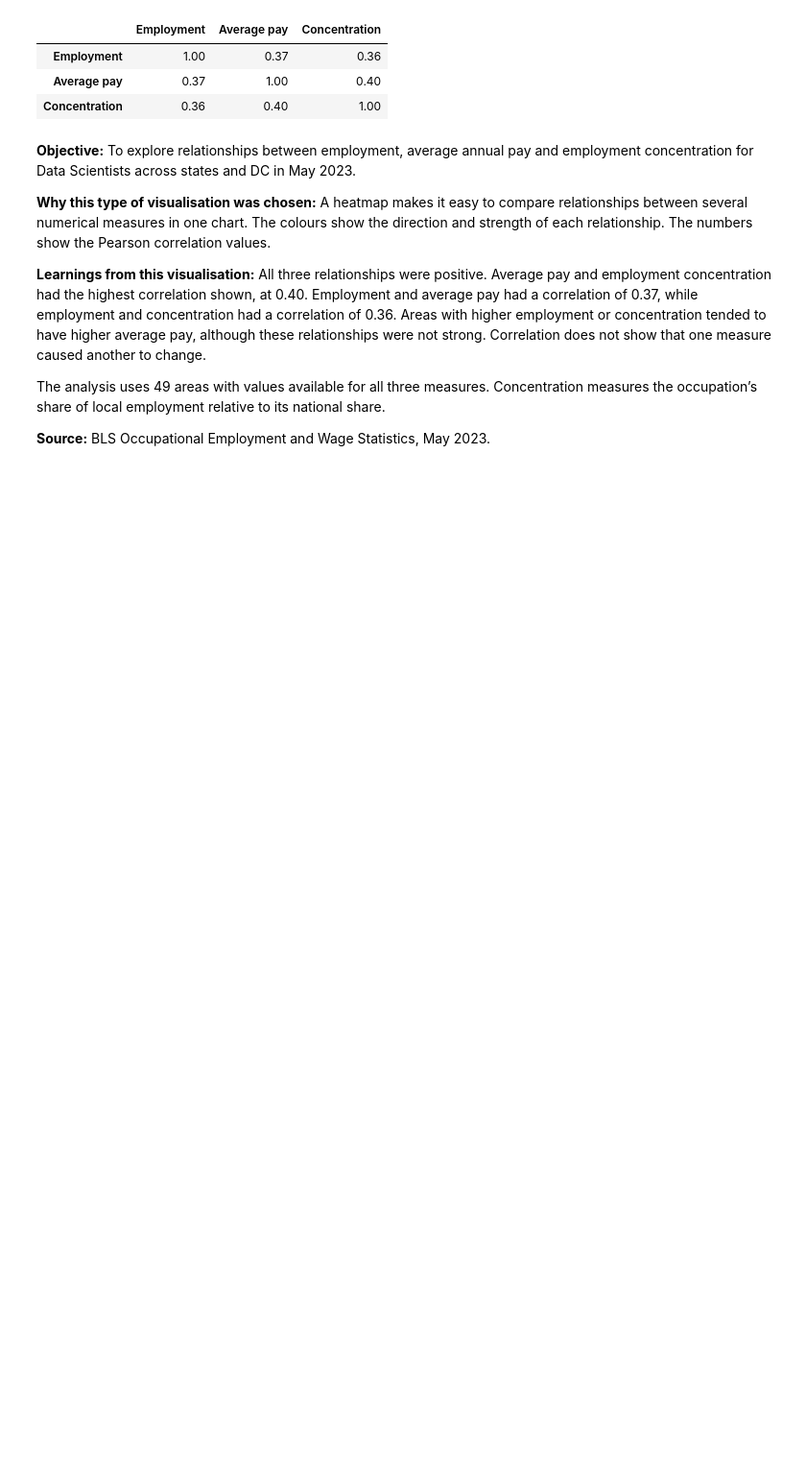
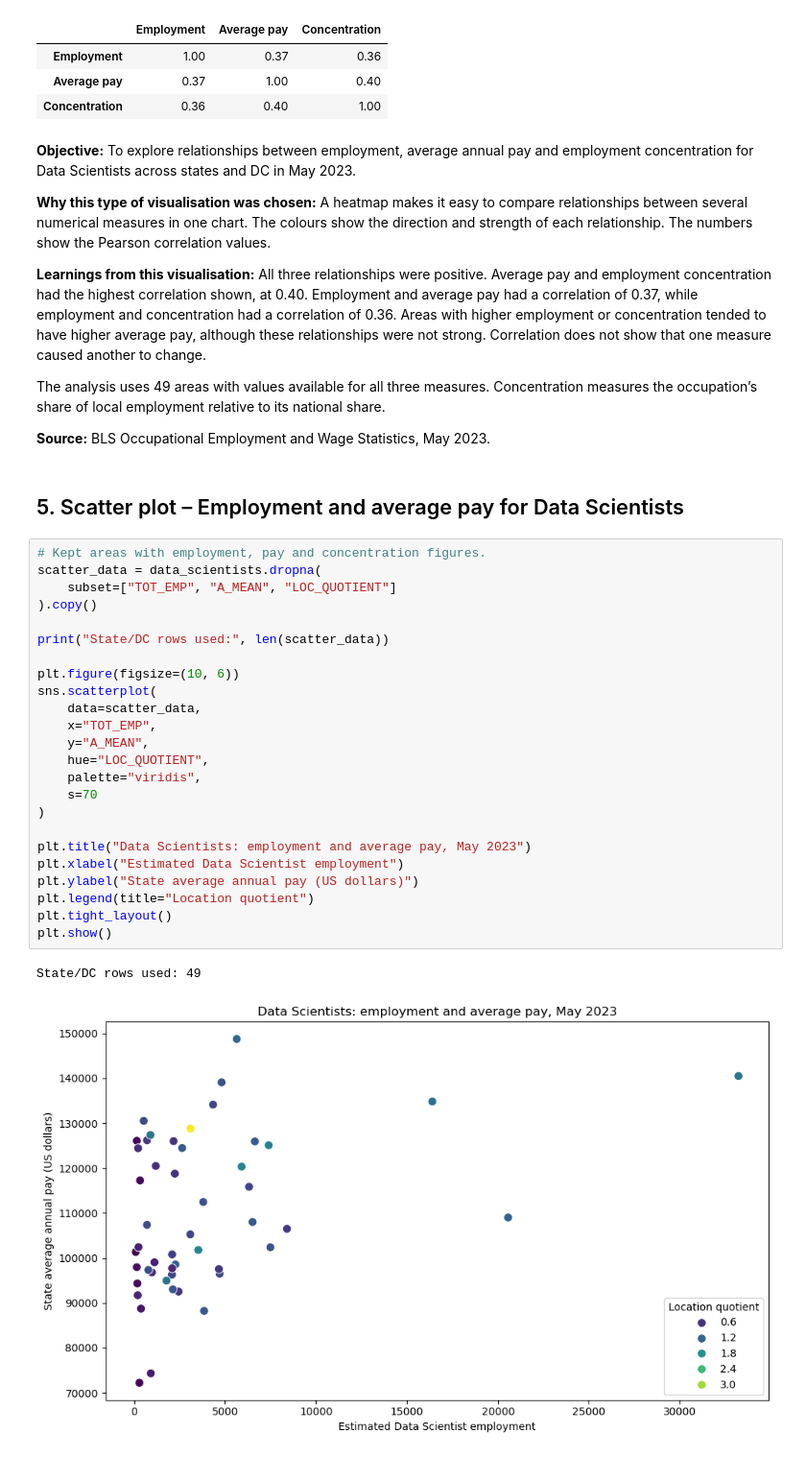
Before and after one commit to AbhinavBorgohain/AI_Employment_Analysis_DVC_CA1, a Jupyter notebook: AI_Employment_Analysis.ipynb, the cells around one changed output. Shown at 96% size. Cells and saved outputs as stored; diff of their text form; blank space fills up the shorter version.

Commit message:
Added Data Scientist employment and pay scatter plot

```diff
--- a/AI_Employment_Analysis.ipynb
+++ b/AI_Employment_Analysis.ipynb
@@ -323,3 +323,32 @@ State/DC rows used: 49
 The analysis uses 49 areas with values available for all three measures. Concentration measures the occupation’s share of local employment relative to its national share.
 
 **Source:** BLS Occupational Employment and Wage Statistics, May 2023.
+# %% [markdown]
+## 5. Scatter plot – Employment and average pay for Data Scientists
+# %%
+# Kept areas with employment, pay and concentration figures.
+scatter_data = data_scientists.dropna(
+    subset=["TOT_EMP", "A_MEAN", "LOC_QUOTIENT"]
+).copy()
+
+print("State/DC rows used:", len(scatter_data))
+
+plt.figure(figsize=(10, 6))
+sns.scatterplot(
+    data=scatter_data,
+    x="TOT_EMP",
+    y="A_MEAN",
+    hue="LOC_QUOTIENT",
+    palette="viridis",
+    s=70
+)
+
+plt.title("Data Scientists: employment and average pay, May 2023")
+plt.xlabel("Estimated Data Scientist employment")
+plt.ylabel("State average annual pay (US dollars)")
+plt.legend(title="Location quotient")
+plt.tight_layout()
+plt.show()
+# %% [output]
+State/DC rows used: 49
+[figure, added]
```
Also changed, not shown: parts of 2 cells of this notebook.
